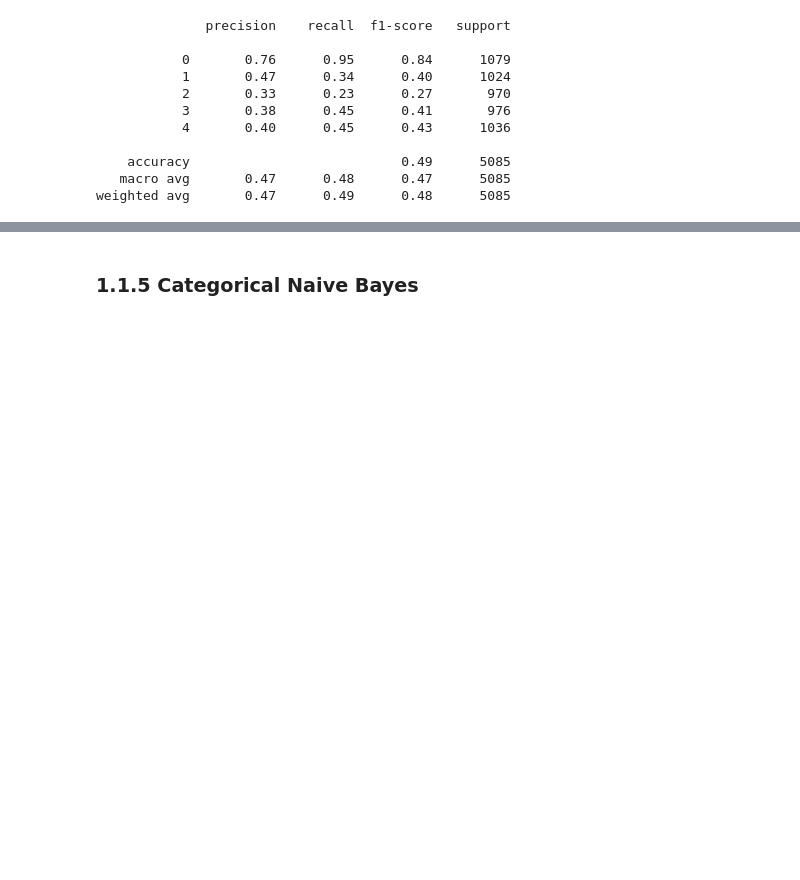
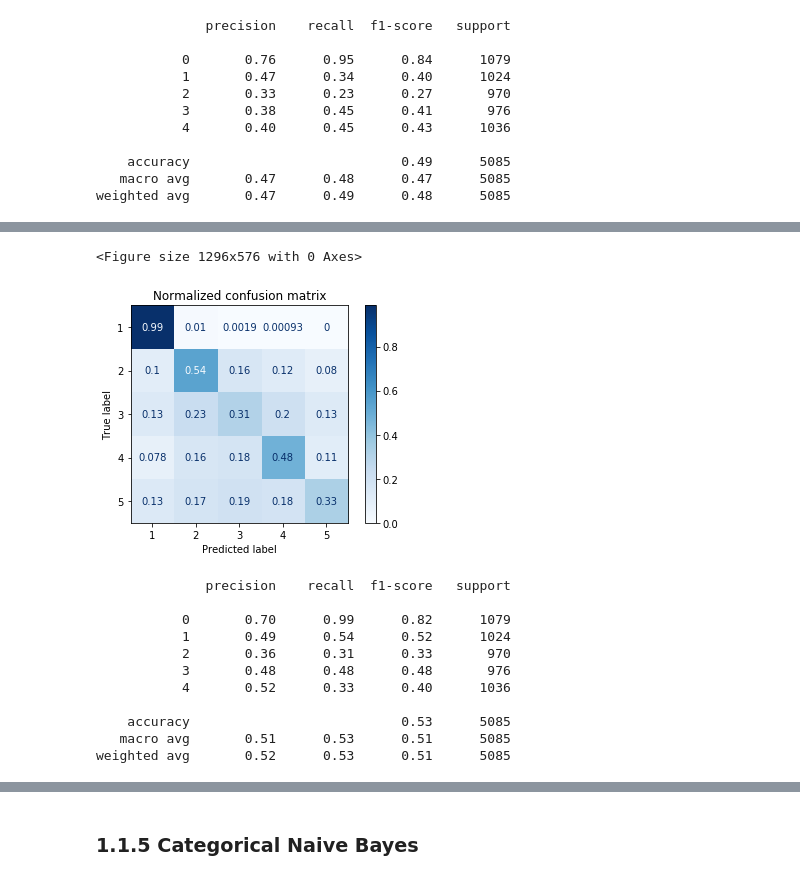
Before and after one commit to PedroCotovio/MLproject, a Jupyter notebook: Task1.ipynb, the cells around one changed output, grey strips where cells are left out. Cells and saved outputs as stored; diff of their text form; code cells hidden in the pictures; blank space fills up the shorter version.

```diff
--- a/Task1.ipynb
+++ b/Task1.ipynb
@@ -528,0 +625,21 @@ weighted avg       0.47      0.49      0.48      5085
+# %%
+#Define classifier
+clf = KNeighborsClassifier()
+#Define Grid
+grid = {'n_neighbors': list(range(6,10)),
+        'leaf_size': list(range(40,60)),
+        'weights': ['distance'],
+        'p': [1]}
+
+# Use the random grid to search for best hyper-parameters
+rf_random = GridSearchCV(estimator=clf, param_grid=grid,
+                          cv=5, verbose=2, n_jobs=-1)
+
+# Fit the random search model
+rf_random.fit(Bl, my)
+
+#Evaluate improvements
+improv = (100 * (rf_random.best_score_ - 0.551) / 0.551)
+time.sleep(0.5)
+print('Improvement of {:0.2f}%.'.format(improv))
+model.best_estimator_
@@ -528,0 +665,21 @@ weighted avg       0.47      0.49      0.48      5085
+# %%
+clf = (KNeighborsClassifier(algorithm='auto', leaf_size=49, metric='minkowski',
+                     metric_params=None, n_jobs=None, n_neighbors=8, p=1,
+                     weights='distance'))
+plt, metrics= model_metrics(Bl, my, clf, [1,2,3,4,5])
+plt.show()
+print(metrics)
+# %% [output]
+<Figure size 1296x576 with 0 Axes>
+[figure, added]
+              precision    recall  f1-score   support
+
+           0       0.70      0.99      0.82      1079
+           1       0.49      0.54      0.52      1024
+           2       0.36      0.31      0.33       970
+           3       0.48      0.48      0.48       976
+           4       0.52      0.33      0.40      1036
+
+    accuracy                           0.53      5085
+   macro avg       0.51      0.53      0.51      5085
+weighted avg       0.52      0.53      0.51      5085
```
Also changed, not shown: parts of 34 cells of this notebook, 2 other files.
